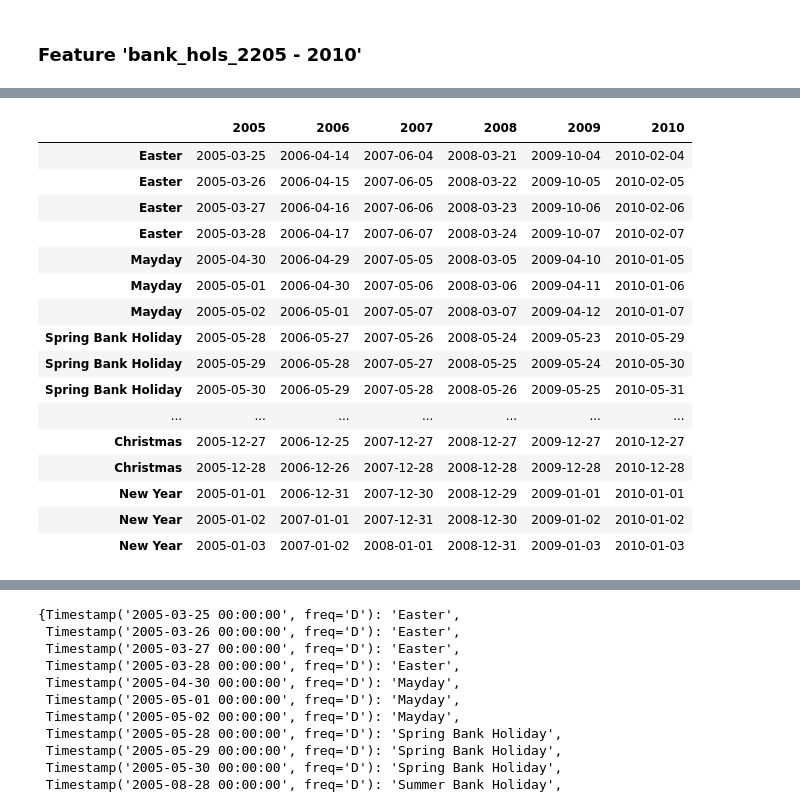
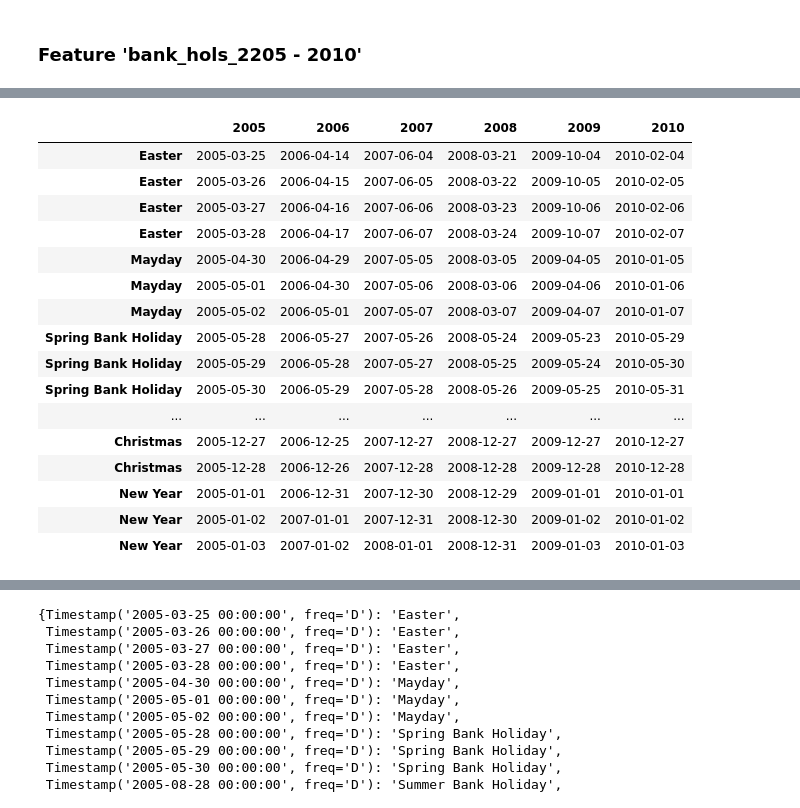
Before and after one commit to kmedri/-Omdena_Predicting_RTC_Severity_main, a Jupyter notebook: Group_1_Predicting_RTC_Severity/Predicting_RTC_Severity.ipynb, the cells around one changed output, grey strips where cells are left out. Drawn from its saved outputs; the diff is of its cells as text; code cells hidden in the pictures.

```diff
--- a/Group_1_Predicting_RTC_Severity/Predicting_RTC_Severity.ipynb
+++ b/Group_1_Predicting_RTC_Severity/Predicting_RTC_Severity.ipynb
@@ -1218,66 +1260,66 @@ df_accident.head(1)
 # %%
 bank_holidays = {
     'Easter' : (
-        pd.date_range(start='25-03-2005', periods=4),
-        pd.date_range(start='14-04-2006', periods=4),
-        pd.date_range(start='06-04-2007', periods=4),
-        pd.date_range(start='21-03-2008', periods=4),
-        pd.date_range(start='10-04-2009', periods=4),
-        pd.date_range(start='02-04-2010', periods=4)
+        pd.date_range(start='25/03/2005', periods=4),
+        pd.date_range(start='14/04/2006', periods=4),
+        pd.date_range(start='06/04/2007', periods=4),
+        pd.date_range(start='21/03/2008', periods=4),
+        pd.date_range(start='10/04/2009', periods=4),
+        pd.date_range(start='02/04/2010', periods=4)
     ),
     'Mayday' : (
-        pd.date_range(start='30-04-2005', periods=3),
-        pd.date_range(start='29-04-2006', periods=3),
-        pd.date_range(start='05-05-2007', periods=3),
-        pd.date_range(start='03-05-2008', periods=3),
-        pd.date_range(start='04-10-2009', periods=3),
-        pd.date_range(start='01-05-2010', periods=3)
+        pd.date_range(start='30/04/2005', periods=3),
+        pd.date_range(start='29/04/2006', periods=3),
+        pd.date_range(start='05/05/2007', periods=3),
+        pd.date_range(start='03/05/2008', periods=3),
+        pd.date_range(start='04/05/2009', periods=3),
+        pd.date_range(start='01/05/2010', periods=3)
     ),
     'Spring Bank Holiday' : (
-        pd.date_range(start='28-05-2005', periods=3),
-        pd.date_range(start='27-05-2006', periods=3),
-        pd.date_range(start='26-05-2007', periods=3),
-        pd.date_range(start='24-05-2008', periods=3),
-        pd.date_range(start='23-05-2009', periods=3),
-        pd.date_range(start='29-05-2010', periods=3)
+        pd.date_range(start='28/05/2005', periods=3),
+        pd.date_range(start='27/05/2006', periods=3),
+        pd.date_range(start='26/05/2007', periods=3),
+        pd.date_range(start='24/05/2008', periods=3),
+        pd.date_range(start='23/05/2009', periods=3),
+        pd.date_range(start='29/05/2010', periods=3)
     ),
     'Summer Bank Holiday' : (
-        pd.date_range(start='28-08-2005', periods=3),
-        pd.date_range(start='26-08-2006', periods=3),
-        pd.date_range(start='25-08-2007', periods=3),
-        pd.date_range(start='23-08-2008', periods=3),
-        pd.date_range(start='29-08-2009', periods=3),
-        pd.date_range(start='28-08-2010', periods=3)
+        pd.date_range(start='28/08/2005', periods=3),
+        pd.date_range(start='26/08/2006', periods=3),
+        pd.date_range(start='25/08/2007', periods=3),
+        pd.date_range(start='23/08/2008', periods=3),
+        pd.date_range(start='29/08/2009', periods=3),
+        pd.date_range(start='28/08/2010', periods=3)
     ),
     'Christmas' : (
-        pd.date_range(start='25-12-2005', periods=4),
-        pd.date_range(start='23-12-2006', periods=4),
-        pd.date_range(start='25-12-2007', periods=4),
-        pd.date_range(start='25-12-2008', periods=4),
-        pd.date_range(start='25-12-2009', periods=4),
-        pd.date_range(start='25-12-2010', periods=4),
+        pd.date_range(start='25/12/2005', periods=4),
+        pd.date_range(start='23/12/2006', periods=4),
+        pd.date_range(start='25/12/2007', periods=4),
+        pd.date_range(start='25/12/2008', periods=4),
+        pd.date_range(start='25/12/2009', periods=4),
+        pd.date_range(start='25/12/2010', periods=4),
 ),
     'New Year' : (
-        pd.date_range(start='01-01-2005', periods=3),
-        pd.date_range(start='31-12-2006', periods=3),
-        pd.date_range(start='30-12-2007', periods=3),
-        pd.date_range(start='29-12-2008', periods=3),
-        pd.date_range(start='01-01-2009', periods=3),
-        pd.date_range(start='01-01-2010', periods=3)
+        pd.date_range(start='01/01/2005', periods=3),
+        pd.date_range(start='31/12/2006', periods=3),
+        pd.date_range(start='30/12/2007', periods=3),
+        pd.date_range(start='29/12/2008', periods=3),
+        pd.date_range(start='01/01/2009', periods=3),
+        pd.date_range(start='01/01/2010', periods=3)
 )
 }
 bh1 = {k: pd.DataFrame(list(zip(*v)), columns=['2005', '2006', '2007', '2008', '2009', '2010']) for k, v in bank_holidays.items()}
 df_bh = pd.concat(bh1).reset_index(level=1, drop=True)
 df_bh
 # %% [output]
 |  | 2005 | 2006 | 2007 | 2008 | 2009 | 2010 |
 | Easter | 2005-03-25 | 2006-04-14 | 2007-06-04 | 2008-03-21 | 2009-10-04 | 2010-02-04 |
 | Easter | 2005-03-26 | 2006-04-15 | 2007-06-05 | 2008-03-22 | 2009-10-05 | 2010-02-05 |
 | Easter | 2005-03-27 | 2006-04-16 | 2007-06-06 | 2008-03-23 | 2009-10-06 | 2010-02-06 |
 | Easter | 2005-03-28 | 2006-04-17 | 2007-06-07 | 2008-03-24 | 2009-10-07 | 2010-02-07 |
-| Mayday | 2005-04-30 | 2006-04-29 | 2007-05-05 | 2008-03-05 | 2009-04-10 | 2010-01-05 |
-| Mayday | 2005-05-01 | 2006-04-30 | 2007-05-06 | 2008-03-06 | 2009-04-11 | 2010-01-06 |
-| Mayday | 2005-05-02 | 2006-05-01 | 2007-05-07 | 2008-03-07 | 2009-04-12 | 2010-01-07 |
+| Mayday | 2005-04-30 | 2006-04-29 | 2007-05-05 | 2008-03-05 | 2009-04-05 | 2010-01-05 |
+| Mayday | 2005-05-01 | 2006-04-30 | 2007-05-06 | 2008-03-06 | 2009-04-06 | 2010-01-06 |
+| Mayday | 2005-05-02 | 2006-05-01 | 2007-05-07 | 2008-03-07 | 2009-04-07 | 2010-01-07 |
 | Spring Bank Holiday | 2005-05-28 | 2006-05-27 | 2007-05-26 | 2008-05-24 | 2009-05-23 | 2010-05-29 |
 | Spring Bank Holiday | 2005-05-29 | 2006-05-28 | 2007-05-27 | 2008-05-25 | 2009-05-24 | 2010-05-30 |
 | Spring Bank Holiday | 2005-05-30 | 2006-05-29 | 2007-05-28 | 2008-05-26 | 2009-05-25 | 2010-05-31 |
```
Also changed, not shown: parts of 14 cells of this notebook.
